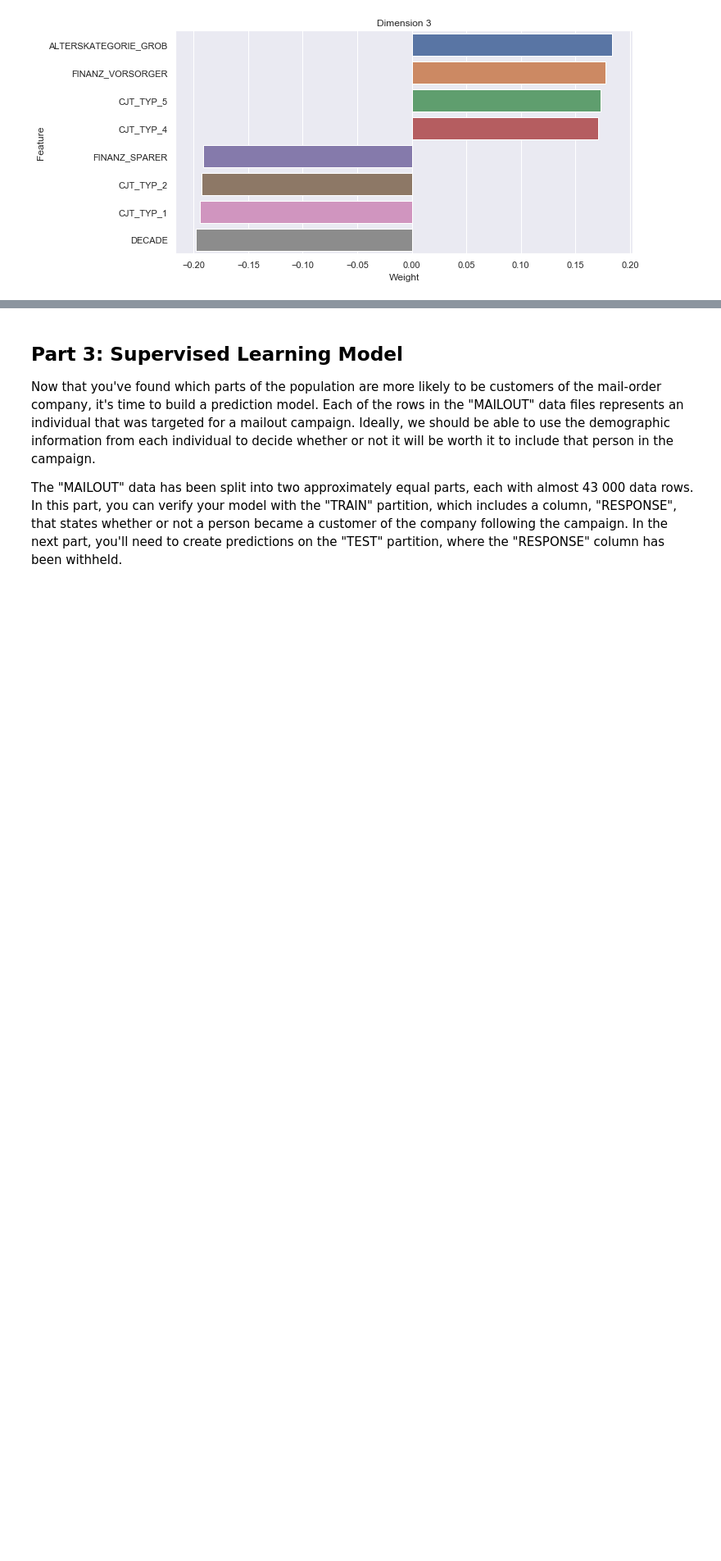
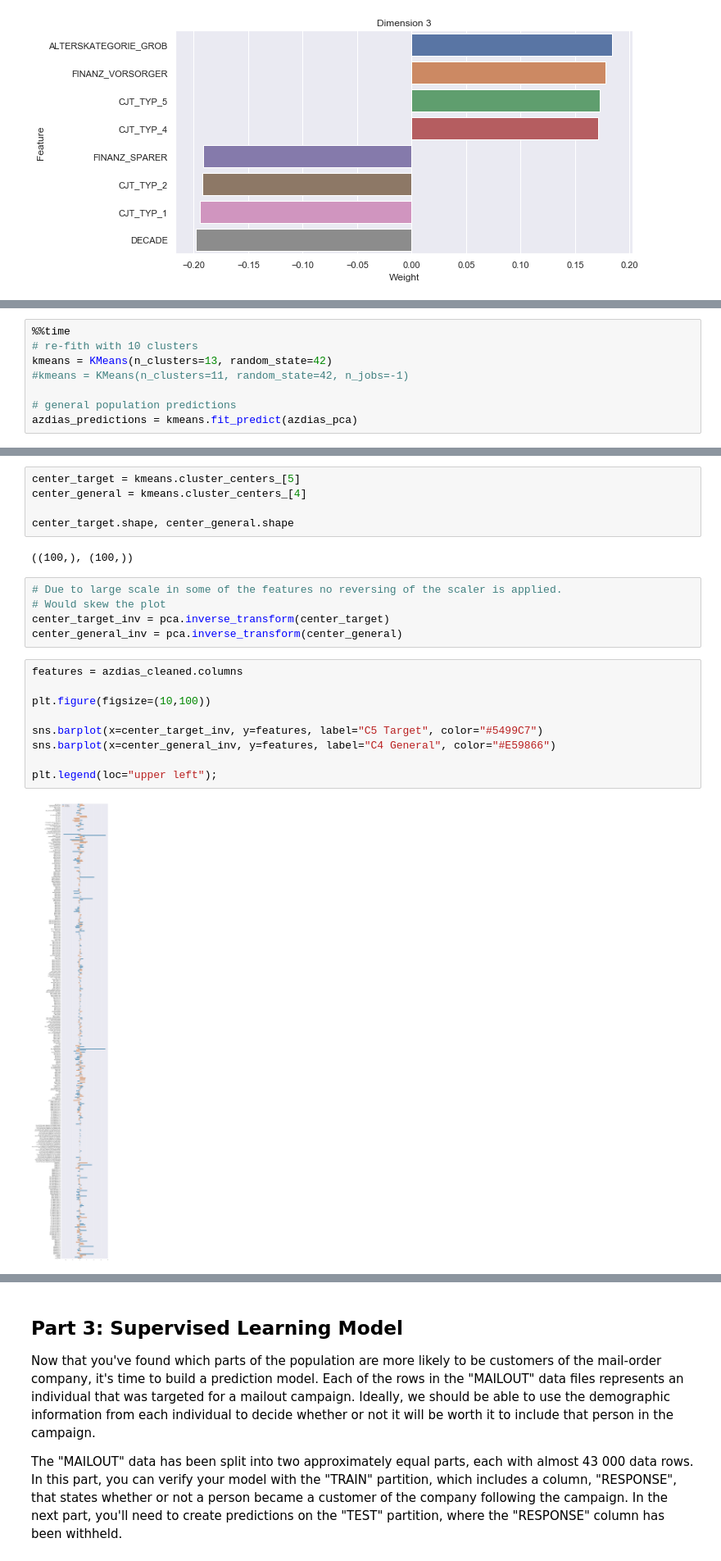
Before and after one commit to michanN/capstone-arvato, a Jupyter notebook: Arvato Project Workbook.ipynb, the cells around one changed output, grey strips where cells are left out. Shown at 82% size. Drawn from its saved outputs; the diff is of its cells as text; blank space fills up the shorter version.

```diff
--- a/Arvato Project Workbook.ipynb
+++ b/Arvato Project Workbook.ipynb
@@ -498,0 +572,8 @@ plot_pca(dim3, 3)
+# %%
+%%time
+# re-fith with 10 clusters
+kmeans = KMeans(n_clusters=13, random_state=42)
+#kmeans = KMeans(n_clusters=11, random_state=42, n_jobs=-1)
+
+# general population predictions
+azdias_predictions = kmeans.fit_predict(azdias_pca)
@@ -498,0 +617,23 @@ plot_pca(dim3, 3)
+# %%
+center_target = kmeans.cluster_centers_[5]
+center_general = kmeans.cluster_centers_[4]
+
+center_target.shape, center_general.shape
+# %% [output]
+((100,), (100,))
+# %%
+# Due to large scale in some of the features no reversing of the scaler is applied.
+# Would skew the plot
+center_target_inv = pca.inverse_transform(center_target)
+center_general_inv = pca.inverse_transform(center_general)
+# %%
+features = azdias_cleaned.columns
+
+plt.figure(figsize=(10,100))
+
+sns.barplot(x=center_target_inv, y=features, label="C5 Target", color="#5499C7")
+sns.barplot(x=center_general_inv, y=features, label="C4 General", color="#E59866")
+
+plt.legend(loc="upper left");
+# %% [output]
+[figure, added]
```
Also changed, not shown: parts of 37 cells of this notebook, 4 other files.
